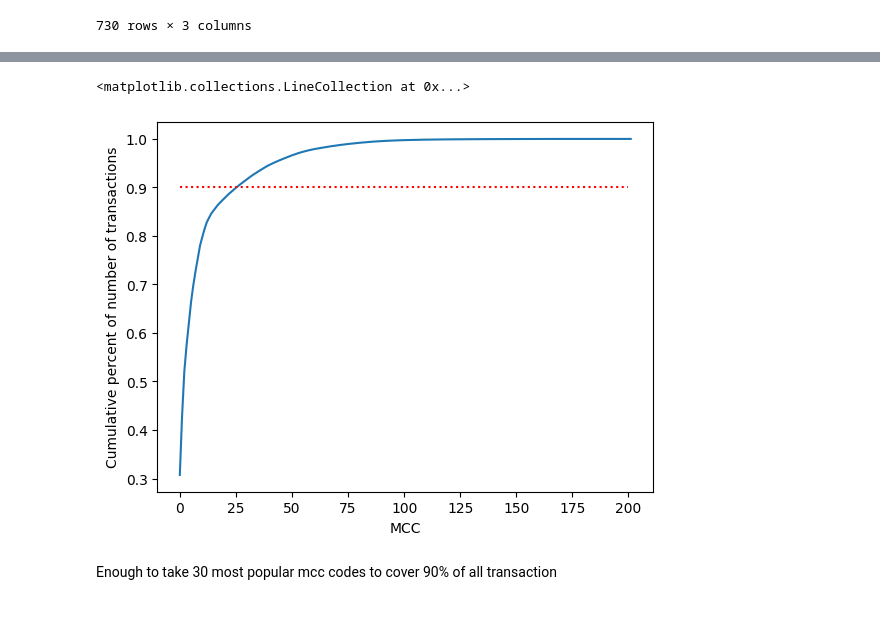
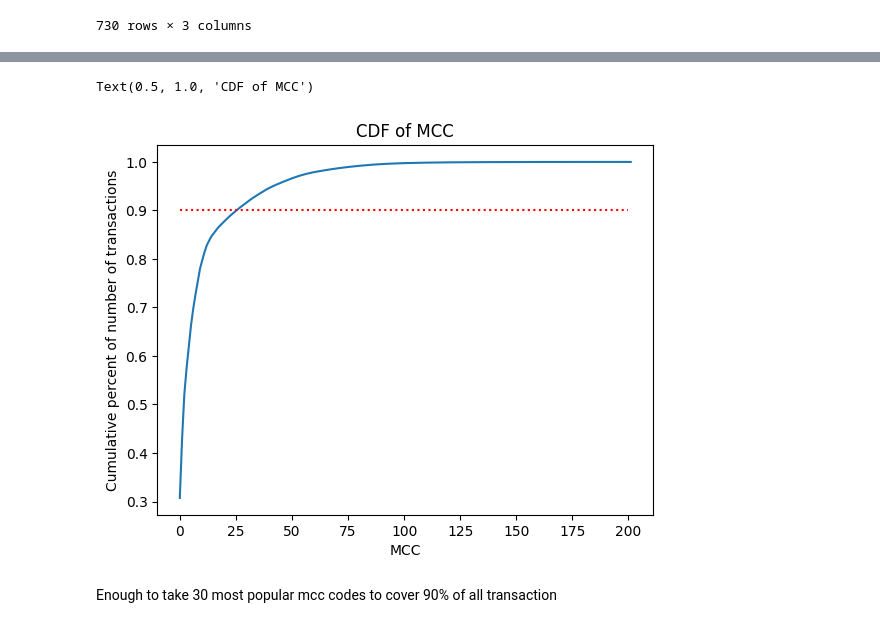
Before and after one commit to Matteus1904/GPT-like_approach_for_event_sequences, a Jupyter notebook: sber_notebook.ipynb, the cells around one changed output, grey strips where cells are left out. Saved outputs shown, nothing was run; the diff lists cells and outputs as text; code cells hidden in the pictures.

```diff
--- a/sber_notebook.ipynb
+++ b/sber_notebook.ipynb
@@ -74,11 +77,12 @@ groups_agg['percent'] = groups_agg.Count_tr/sum(groups_agg.Count_tr)
 # %%
 groups_agg.sort_values(by='percent', ascending=False, na_position='first').reset_index().percent.cumsum().plot()
 plt.xlabel('MCC')
 plt.ylabel('Cumulative percent of number of transactions')
 plt.hlines(0.9, 0, 200, 'r', linestyles='dotted')
+plt.title('CDF of MCC')
 # %% [output]
-<matplotlib.collections.LineCollection at 0x...>
+Text(0.5, 1.0, 'CDF of MCC')
-[figure, old version]
+[figure, new version]
 # %% [markdown]
 Enough to take 30 most popular mcc codes to cover 90% of all transaction
 # %%
```
Also changed, not shown: parts of 4 cells of this notebook, 1 other file.
